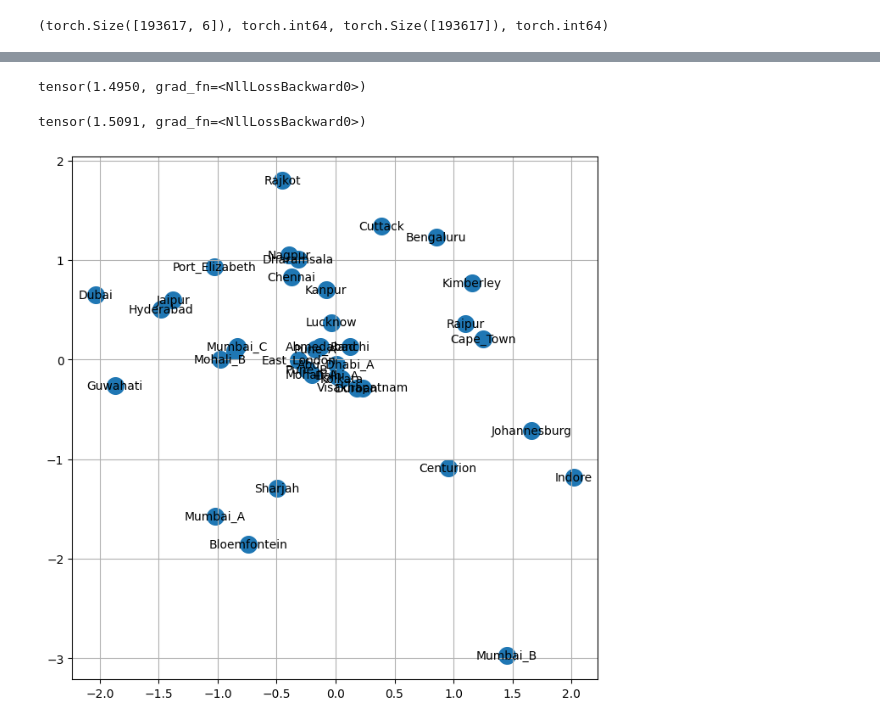
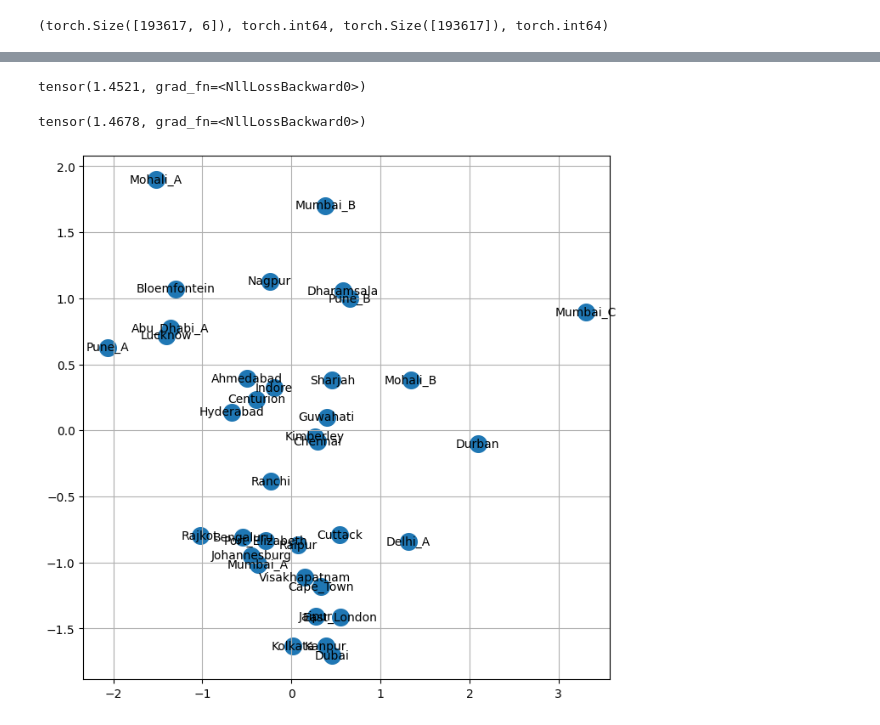
Before and after one commit to aryamanbgupta/Match_Prediction, a Jupyter notebook: notebooks/model_development.ipynb, the cells around one changed output, grey strips where cells are left out. Saved outputs shown, nothing was run; the diff lists cells and outputs as text; code cells hidden in the pictures.

Commit message:
added batter and bowler encodings as features to the model

```diff
--- a/notebooks/model_development.ipynb
+++ b/notebooks/model_development.ipynb
@@ -145,0 +222,13 @@ print(itostadium)
+# %%
+#bowler embeddings
+# TO DO:add one bowler type for unrecognised bowler
+all_bowlers = [balls[3] for inning,year in dataset for balls in inning]
+bowlers = sorted(list(set(all_bowlers)))
+print(bowlers)
+bowlertoi = {s:i+1 for i,s in enumerate(bowlers)}
+bowlertoi['.'] = 0
+itobowler = {i:s for s,i in bowlertoi.items()}
+print(itobowler)
+
+n_bowlers = len(bowlers)
+print(n_bowlers)
@@ -227,15 +335,20 @@ X_train_stadium.shape, X_train_stadium.dtype, y_train.shape, y_train.dtype
 # X_val.shape[0] + X_train.shape[0] + X_test.shape[0]
 # %% [output]
 (torch.Size([193617, 6]), torch.int64, torch.Size([193617]), torch.int64)
+# %%
+n_embed_outcome = 2
+n_embed_stadium = 2
+n_embed_batter = 3
 # %%
 g = torch.Generator().manual_seed(428)
-C_outcome = torch.randn ((10,2), generator=g)
-C_stadium = torch.randn ((37,2), generator=g)
-W1 = torch.randn((24,300), generator=g)
+C_outcome = torch.randn ((n_outcomes,n_embed_outcome), generator=g)
+C_stadium = torch.randn ((n_stadiums,n_embed_stadium), generator=g)
+C_batter = torch.randn ((n_batters,n_embed_batter), generator=g)
+W1 = torch.randn((block_size*(n_embed_outcome + n_embed_stadium + n_embed_batter),300), generator=g)
 b1 = torch.randn(300, generator=g)
-W2 = torch.randn((300,10),generator=g)*0.1
-b2 = torch.randn(10, generator=g)*0
-parameters = [C_outcome, C_stadium, W1, b1, W2, b2]
+W2 = torch.randn((300,n_outcomes),generator=g)*0.1
+b2 = torch.randn(n_outcomes, generator=g)*0
+parameters = [C_outcome, C_stadium, C_batter, W1, b1, W2, b2]
 # %%
 sum(p.nelement() for p in parameters)
 # %% [output]
@@ -252,15 +365,16 @@ lrs = 10**lre
 lri = []
 lossi = []
 
-for i in range (10000):
+for i in range (1000):
 
     #minibatch construction
     ix = torch.randint(0,X_train_outcome.shape[0],(32,))
     #forward pass
     emb_outcome = C_outcome[X_train_outcome[ix]]
     emb_stadium = C_stadium[X_train_stadium[ix]]
-    emb = torch.cat([emb_outcome, emb_stadium], dim=-1)
-    h = torch.tanh(emb.view(-1,24) @ W1 + b1)
+    emb_batter = C_batter[X_train_batter[ix]]
+    emb = torch.cat([emb_outcome, emb_stadium, emb_batter], dim=-1)
+    h = torch.tanh(emb.view(-1,block_size*(n_embed_outcome + n_embed_stadium + n_embed_batter)) @ W1 + b1)
     logits = h @ W2 + b2
     loss = F.cross_entropy(logits, y_train[ix])
     # print(loss.item())
@@ -306,28 +423,30 @@ plt.plot(lossi)
 # %%
 emb_outcome = C_outcome[X_train_outcome]
 emb_stadium = C_stadium[X_train_stadium]
-emb = torch.cat([emb_outcome, emb_stadium], dim=-1)
-h = torch.tanh(emb.view(-1,24) @ W1 + b1)
+emb_batter = C_batter[X_train_batter]
+emb = torch.cat([emb_outcome, emb_stadium, emb_batter], dim=-1)
+h = torch.tanh(emb.view(-1,block_size*(n_embed_outcome + n_embed_stadium + n_embed_batter)) @ W1 + b1)
 logits = h @ W2 + b2
 loss = F.cross_entropy(logits, y_train)
 loss
 # %% [output]
-tensor(1.4950, grad_fn=<NllLossBackward0>)
+tensor(1.4521, grad_fn=<NllLossBackward0>)
 # %%
 emb_outcome = C_outcome[X_val_outcome]
 emb_stadium = C_stadium[X_val_stadium]
-emb = torch.cat([emb_outcome, emb_stadium], dim=-1)
-h = torch.tanh(emb.view(-1,24) @ W1 + b1)
+emb_batter = C_batter[X_val_batter]
+emb = torch.cat([emb_outcome, emb_stadium, emb_batter], dim=-1)
+h = torch.tanh(emb.view(-1,block_size*(n_embed_outcome + n_embed_stadium + n_embed_batter)) @ W1 + b1)
 logits = h @ W2 + b2
 loss = F.cross_entropy(logits, y_val)
 loss
 # %% [output]
-tensor(1.5091, grad_fn=<NllLossBackward0>)
+tensor(1.4678, grad_fn=<NllLossBackward0>)
 # %%
 plt.figure(figsize=(8,8))
 plt.scatter (C_stadium[:,0].data, C_stadium[:,1].data, s=200)
 for i in range (36):
-    plt.text(C_stadium[i+1,0].item(), C_stadium[i+1,1].item(), itostadium[i+1], ha="center",va = "center" , color = "black")
+    plt.text(C_stadium[i,0].item(), C_stadium[i,1].item(), itostadium[i], ha="center",va = "center" , color = "black")
 plt.grid('minor')
 # %% [output]
-[figure, old version]
+[figure, new version]
```
Also changed, not shown: parts of 13 cells of this notebook, 1 other file.
